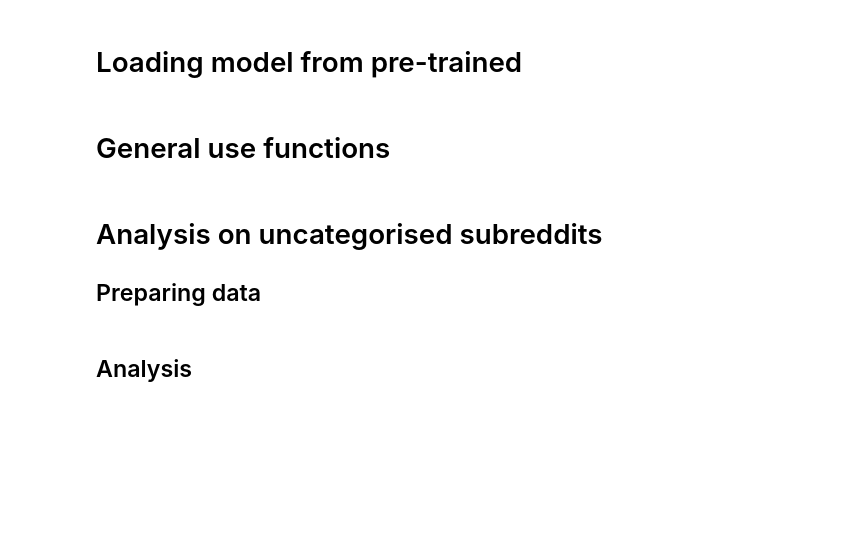
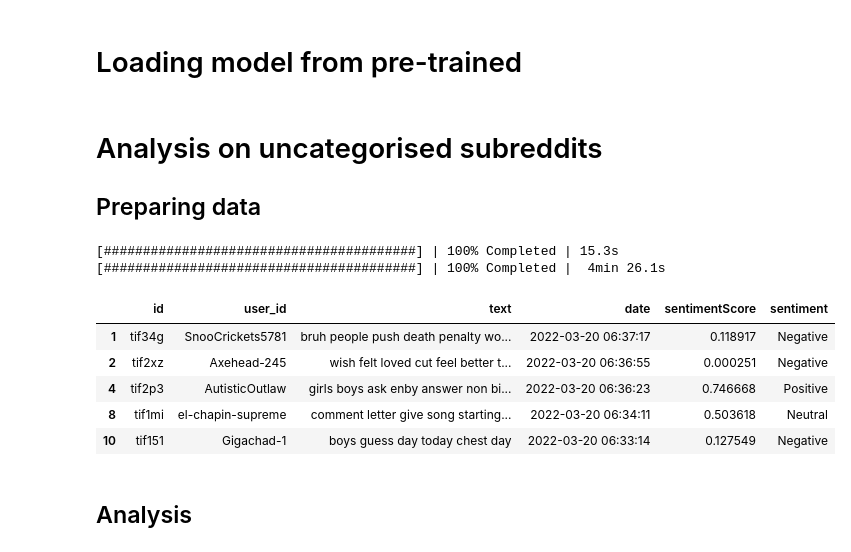
Before and after one commit to yipjunkai/1015_proj, a Jupyter notebook: analysis.ipynb, the cells around one changed output. Drawn from its saved outputs; the diff is of its cells as text; code cells hidden in the pictures; blank space fills up the shorter version.

```diff
--- a/analysis.ipynb
+++ b/analysis.ipynb
@@ -104,8 +116,6 @@ def loadModel(pathToModel, pathToPKL):
     return load_model(pathToModel), tokeniser
 
 model, tokeniser = loadModel("./model.h5", "./tokenizer.pkl")
-# %% [markdown]
-# General use functions
 # %%
 def removeInvalidRedditPost(df):
     df = df[df.Body.notna()]
@@ -181,21 +191,30 @@ def predict(text, wantsTime=False):
 # %%
 def processSubreddit(file, count = 0):
     df4 = pd.read_csv(f"{directory}/{file}")
     df4 = standardiseRedditDF(df4)
     df4 = parellelPreProcess(df4)
 
     if count > 0:
-        if count <= df4.index.count():
+        if count <= len(df4.index):
             df4 = df4.head(count)
 
     ddf = dd.from_pandas(df4, npartitions=4)
     ddf["sentimentScore"] = ddf["text"].map(lambda x: float(predict(x)['score']), meta=('result', float))
     ddf["sentiment"] = ddf["sentimentScore"].map(lambda x: sentimentFromScore(x), meta=('result', str))
     df4 = ddf.compute()
 
     return df4
 
-teenagersDF = processSubreddit('teenagers.csv', 4000)
+teenagersDF = processSubreddit('teenagers.csv', 10000)
 teenagersDF.head()
+# %% [output]
+[########################################] | 100% Completed | 15.3s
+[########################################] | 100% Completed |  4min 26.1s
+|  | id | user_id | text | date | sentimentScore | sentiment |
+| 1 | tif34g | SnooCrickets5781 | bruh people push death penalty wo... | 2022-03-20 06:37:17 | 0.118917 | Negative |
+| 2 | tif2xz | Axehead-245 | wish felt loved cut feel better t... | 2022-03-20 06:36:55 | 0.000251 | Negative |
+| 4 | tif2p3 | AutisticOutlaw | girls boys ask enby answer non bi... | 2022-03-20 06:36:23 | 0.746668 | Positive |
+| 8 | tif1mi | el-chapin-supreme | comment letter give song starting... | 2022-03-20 06:34:11 | 0.503618 | Neutral |
+| 10 | tif151 | Gigachad-1 | boys guess day today chest day | 2022-03-20 06:33:14 | 0.127549 | Negative |
 # %% [markdown]
 ## Analysis
```
Also changed, not shown: parts of 5 cells of this notebook.
